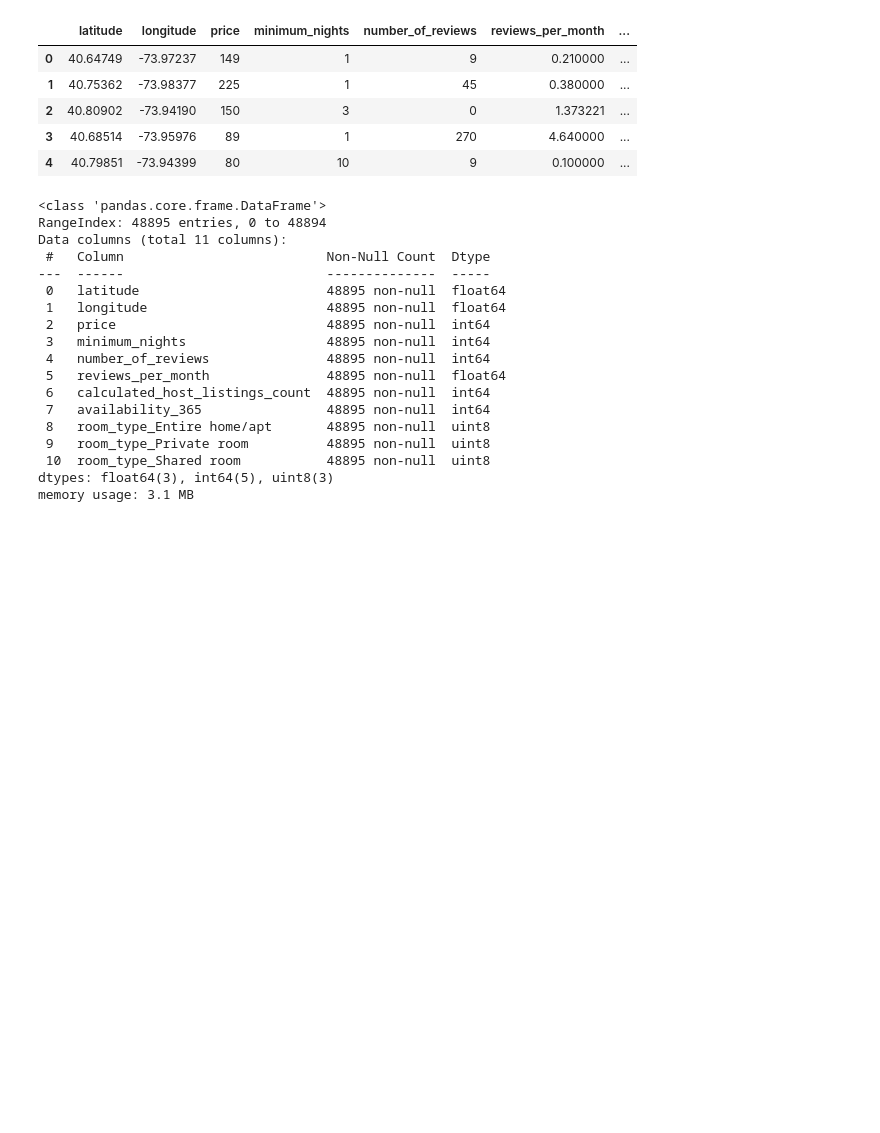
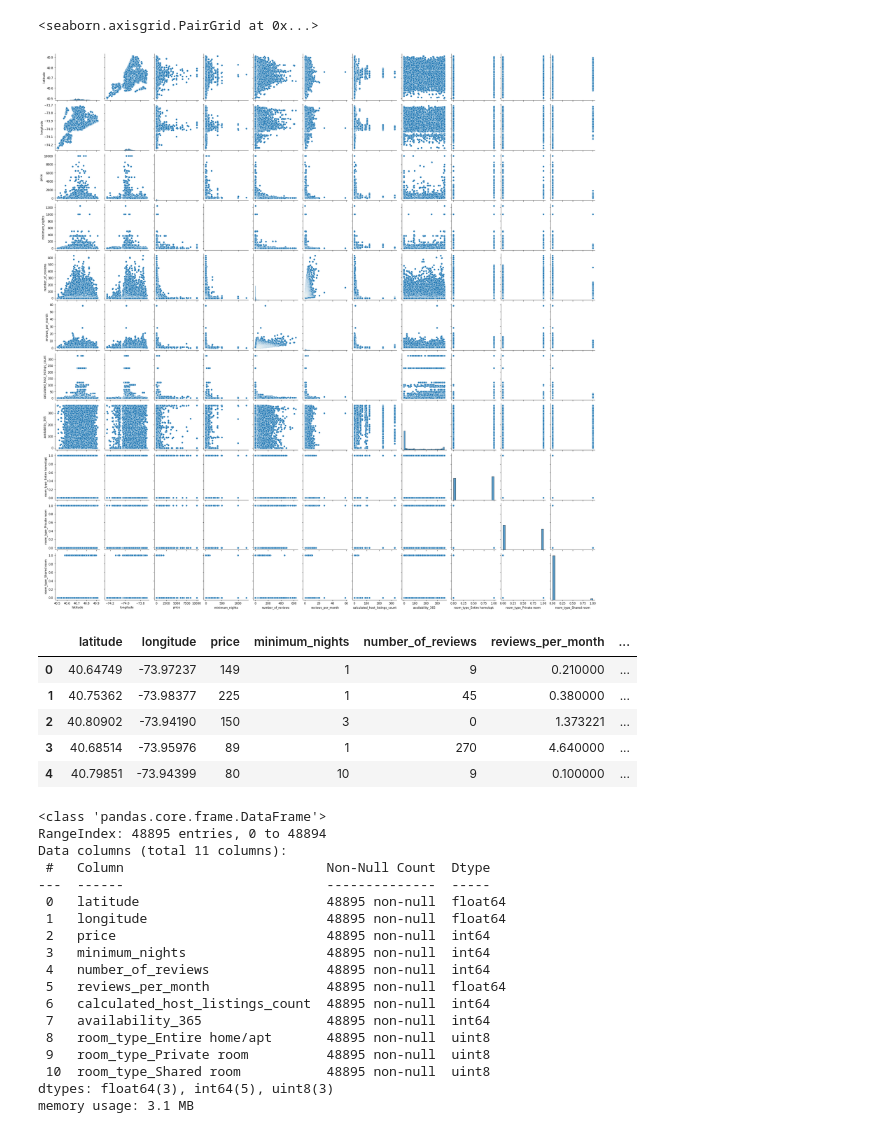
Before and after one commit to yuki-tamaribuchi/ml_code_kata, a Jupyter notebook: kaggle_airbnb_ny_dataprocessing.ipynb, the cells around one changed output. Drawn from its saved outputs; the diff is of its cells as text; code cells hidden in the pictures; blank space fills up the shorter version.

```diff
--- a/kaggle_airbnb_ny_dataprocessing.ipynb
+++ b/kaggle_airbnb_ny_dataprocessing.ipynb
@@ -15,6 +16,11 @@ df['reviews_per_month']=df['reviews_per_month'].fillna(df['reviews_per_month'].m
 df=df.drop(['id','name','host_id','host_name','room_type','last_review','neighbourhood_group','neighbourhood'],axis=1)
 
 df=pd.concat([df,room_type_dummies],axis=1)
+# %%
+sns.pairplot(df)
+# %% [output]
+<seaborn.axisgrid.PairGrid at 0x...>
+[figure, added]
 # %%
 df.head()
 # %% [output]
```
Also changed, not shown: parts of 6 cells of this notebook.
